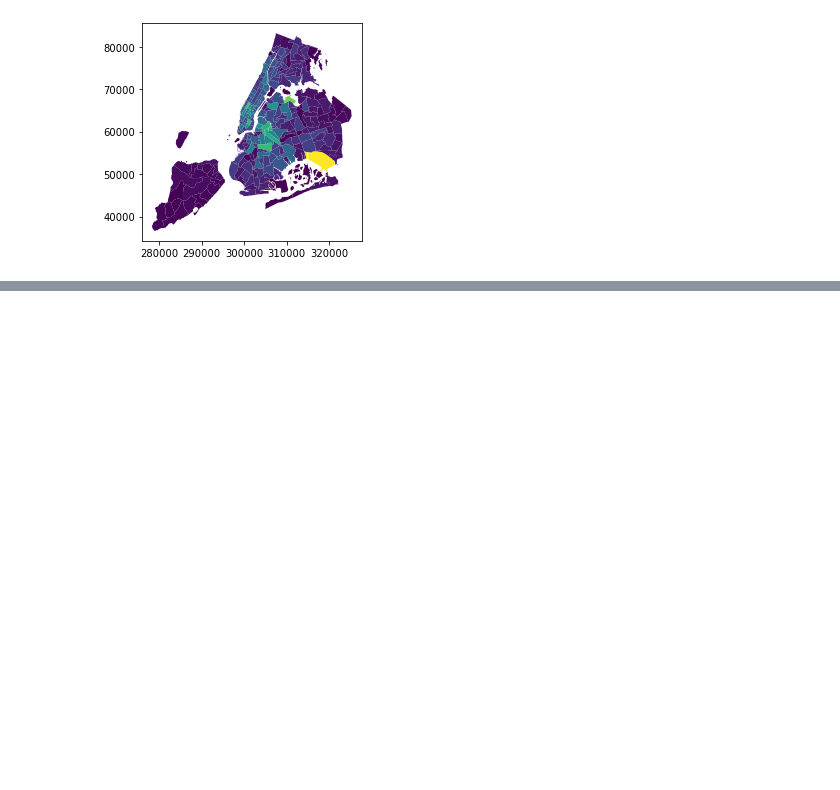
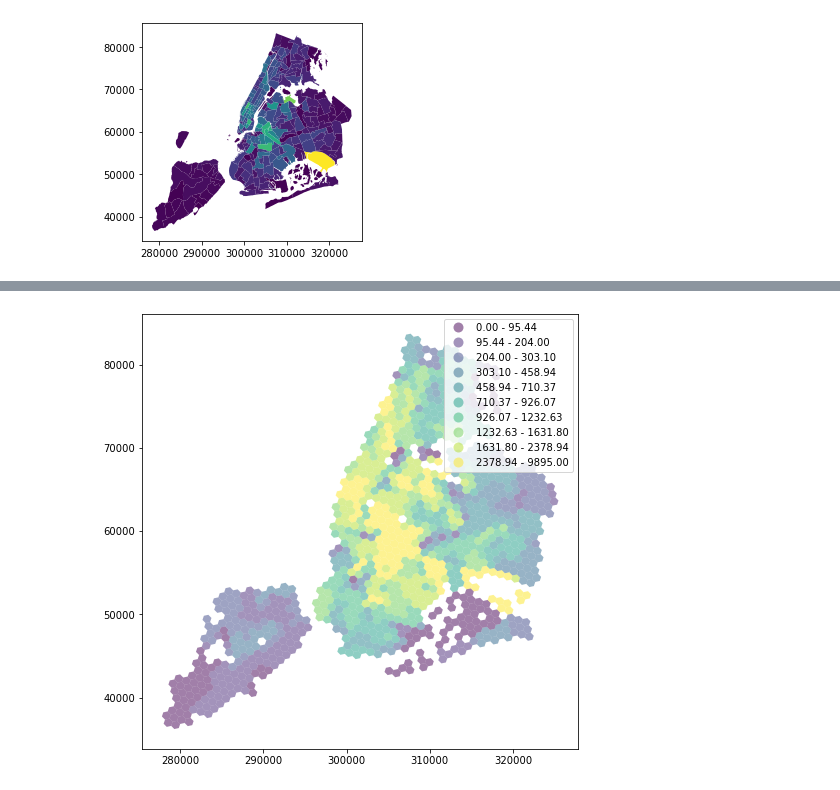
Before and after one commit to nlicalzi/mapping_nighttime_mobility, a Jupyter notebook: notebooks/taxi_zone_disaggregation.ipynb, the cells around one changed output, grey strips where cells are left out. Cells and saved outputs as stored; diff of their text form; code cells hidden in the pictures; blank space fills up the shorter version.

```diff
--- a/notebooks/taxi_zone_disaggregation.ipynb
+++ b/notebooks/taxi_zone_disaggregation.ipynb
@@ -81,0 +103,7 @@ tz_merged[(tz_merged['month'] == 1) &\
+# %%
+estimates = tobler.area_weighted\
+                  .area_interpolate(tz_selected,
+                                    hexes,
+                                    intensive_variables=['inflow_counts'])
+
+estimates.head()
@@ -81,0 +127,13 @@ tz_merged[(tz_merged['month'] == 1) &\
+# %%
+hexes['inflow_counts'] = estimates['inflow_counts']
+hexes.head()
+
+f, ax = plt.subplots(1, figsize=(8, 8))
+ax = hexes.plot(column='inflow_counts',
+                ax=ax,
+                legend=True,
+                alpha=0.5,
+                scheme='Quantiles', k=10)
+plt.show();
+# %% [output]
+[figure, added]
```
Also changed, not shown: parts of 9 cells of this notebook.
